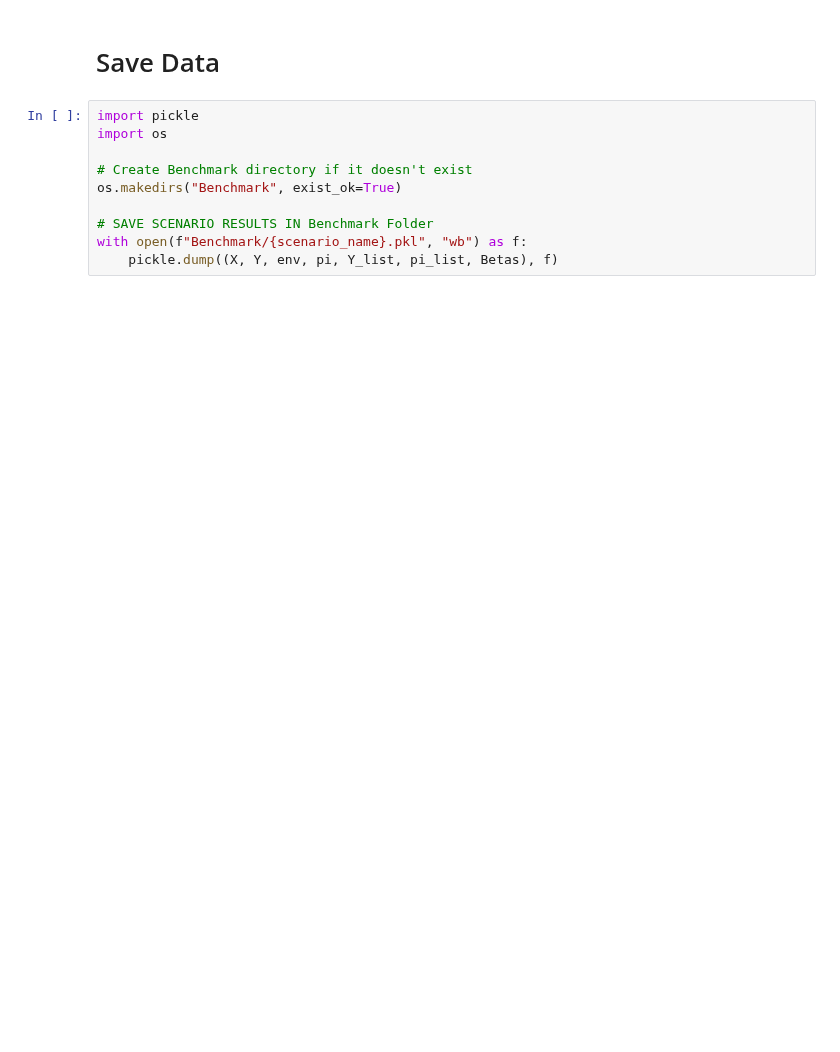
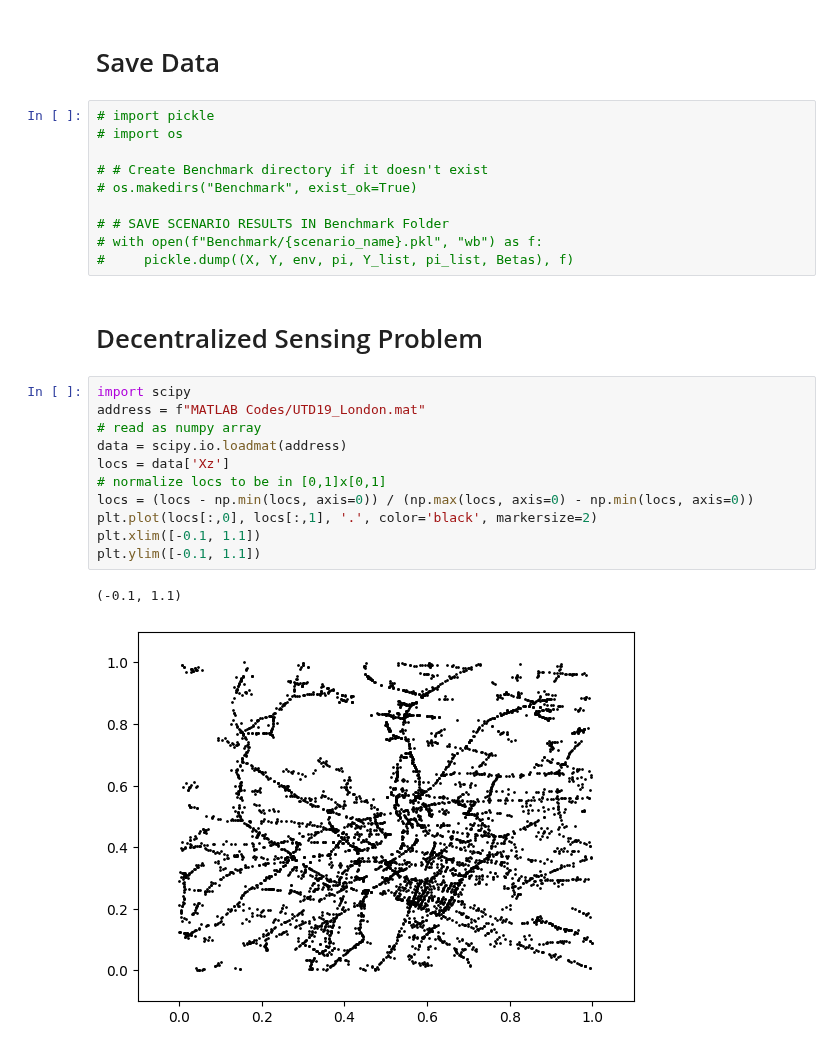
Before and after one commit to salar96/AutonomyAwareClustering, a Jupyter notebook: ReinforcementBasedClustering/Clustering_GT.ipynb, the cells around one changed output. Saved outputs shown, nothing was run; the diff lists cells and outputs as text; blank space fills up the shorter version.

Commit message:
added decentralized sensing

```diff
--- a/ReinforcementBasedClustering/Clustering_GT.ipynb
+++ b/ReinforcementBasedClustering/Clustering_GT.ipynb
@@ -67,12 +65,28 @@ animate_Clusters(
 # %% [markdown]
 # Save Data
 # %%
-import pickle
-import os
+# import pickle
+# import os
 
-# Create Benchmark directory if it doesn't exist
-os.makedirs("Benchmark", exist_ok=True)
+# # Create Benchmark directory if it doesn't exist
+# os.makedirs("Benchmark", exist_ok=True)
 
-# SAVE SCENARIO RESULTS IN Benchmark Folder
-with open(f"Benchmark/{scenario_name}.pkl", "wb") as f:
-    pickle.dump((X, Y, env, pi, Y_list, pi_list, Betas), f)
+# # SAVE SCENARIO RESULTS IN Benchmark Folder
+# with open(f"Benchmark/{scenario_name}.pkl", "wb") as f:
+#     pickle.dump((X, Y, env, pi, Y_list, pi_list, Betas), f)
+# %% [markdown]
+# Decentralized Sensing Problem
+# %%
+import scipy
+address = f"MATLAB Codes/UTD19_London.mat"
+# read as numpy array
+data = scipy.io.loadmat(address)
+locs = data['Xz']
+# normalize locs to be in [0,1]x[0,1]
+locs = (locs - np.min(locs, axis=0)) / (np.max(locs, axis=0) - np.min(locs, axis=0))
+plt.plot(locs[:,0], locs[:,1], '.', color='black', markersize=2)
+plt.xlim([-0.1, 1.1])
+plt.ylim([-0.1, 1.1])
+# %% [output]
+(-0.1, 1.1)
+[figure, added]
```
Also changed, not shown: parts of 6 cells of this notebook, 1 other file.
